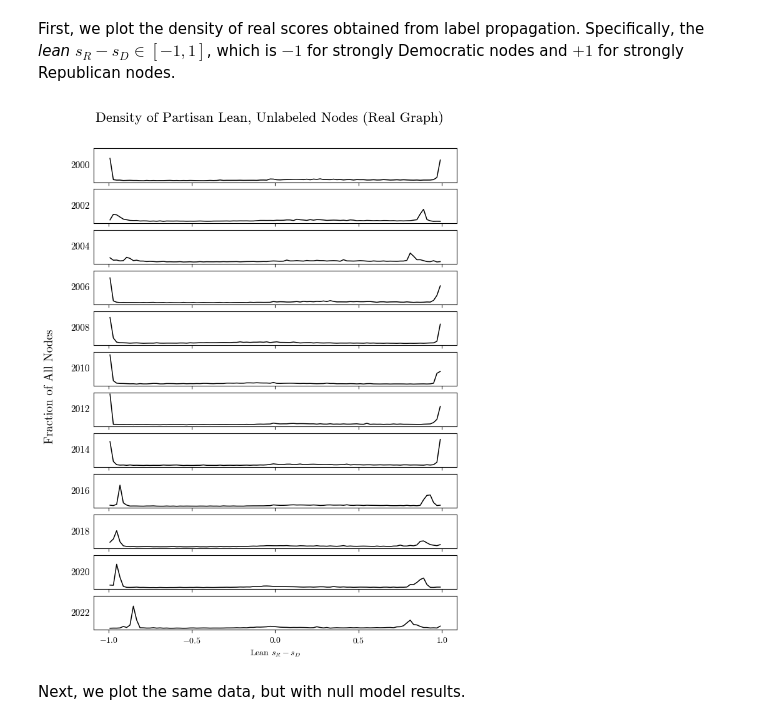
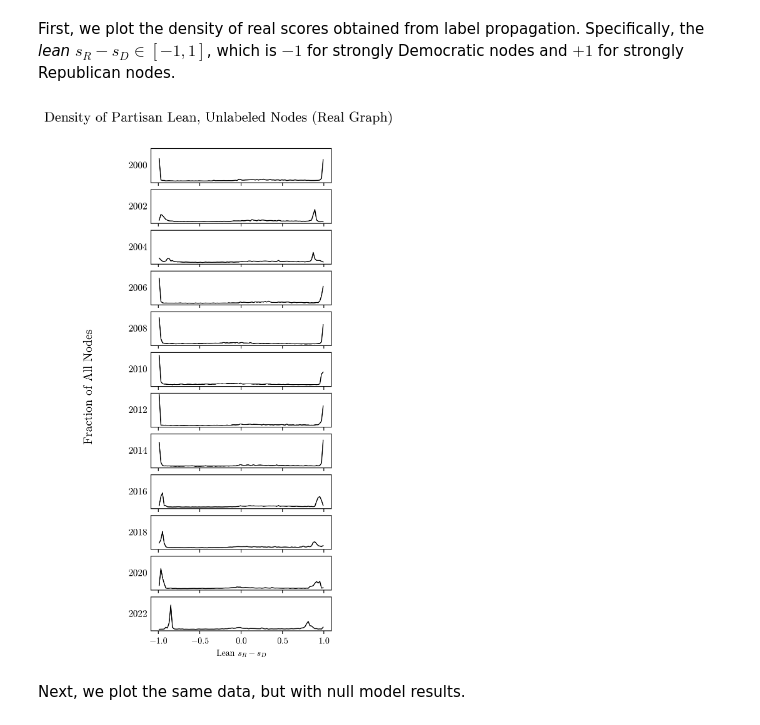
Before and after one commit to random-lark/campaign-finance-networks, a Jupyter notebook: analysis/analysis.ipynb, the cells around one changed output. Cells and saved outputs as stored; diff of their text form; code cells hidden in the pictures.

```diff
--- a/analysis/analysis.ipynb
+++ b/analysis/analysis.ipynb
@@ -119,9 +154,9 @@ for year, g in zip(years, graphs):
 # %% [markdown]
 Below, we visualize the share of edge types per cycle.
 # %%
-# amount-share per edge code, per cycle, and each cycle's top-3 codes
+# Amount-share per edge code, per cycle, and each cycle's top-3 codes
 shares_by_year = []
-for g in absorbing_graphs:
+for g in graphs:
     amt = defaultdict(float)
     for t, a in zip(g.es["type"], g.es["amount"]): amt[t] += a
     tot = sum(amt.values())
@@ -156,7 +191,7 @@ with plt.rc_context(_SERIF_RC):
     ax.bar(x, 100 - bottom, bottom=bottom, color=color["Other"], width=0.85, label="Other")
     ax.set_xticks(x); ax.set_xticklabels(years); ax.set_ylim(0, 100)
     ax.set_xlabel("Cycle", fontsize=16); ax.set_ylabel("Share of Money (%)", fontsize=16)
-    ax.set_title("Top-3 FEC Edge Codes by Money Share", fontsize=18)
+    ax.set_title("Top FEC Edge Codes by Money Share", fontsize=18)
     ax.legend(title="FEC code", title_fontsize=14, loc="upper left",
               bbox_to_anchor=(1.01, 1.0), fontsize=12, frameon=False)
     fig.tight_layout(); plt.show()
@@ -285,19 +437,23 @@ def plot_null_timeseries(df, ylabel, title):
 ### 3.2 Polarization
 # %% [markdown]
 First, we plot the density of real scores obtained from label propagation. Specifically, the *lean* $s_R - s_D \in [-1, 1]$, which is $-1$ for strongly Democratic nodes and $+1$ for strongly Republican nodes.
+# %%
+plt.rc("figure", dpi=200)
 # %%
 with plt.rc_context(_SERIF_RC):
-    fig,axes=plt.subplots(len(_SIM_YEARS),1,figsize=(7.5,10.0),sharex=True,sharey=True)
+    fig,axes=plt.subplots(len(_SIM_YEARS),1,figsize=(4.5,10.0),sharex=True,sharey=True)
     for ax,y in zip(axes,_SIM_YEARS):
         d=POL[POL["year"]==y]
-        ax.plot(d["bin_center"],d["real"],color="black",lw=1.1)
-        ax.set_ylabel(y,rotation=0,ha="right",va="center",fontsize=11); ax.set_yticks([]); ax.margins(y=0.05)
+        ax.plot(d["bin_center"],d["real"],color="black",lw=1)
+        ax.set_ylabel(y,rotation=0,ha="right",va="center",fontsize=11);
+        ax.set_yticks([]); ax.margins(y=0.05)
     axes[-1].set_xlabel(r"Lean $s_R - s_D$"); axes[-1].set_xticks([-1,-0.5,0,0.5,1])
     leg=[Line2D([0],[0],color="black",lw=1.1,label="Real graph")]
     fig.suptitle(r"Density of Partisan Lean, Unlabeled Nodes (Real Graph)",y=0.94,fontsize=16)
-    fig.supylabel("Fraction of All Nodes", fontsize=14); plt.show()
+    fig.subplots_adjust(left=0.26)
+    fig.supylabel("Fraction of All Nodes", fontsize=14, x=0.02); plt.show()
 # %% [output]
-[figure, old version]
+[figure, new version]
 # %% [markdown]
 Next, we plot the same data, but with null model results.
 # %%
```
Also changed, not shown: parts of 23 cells of this notebook, 8 other files.
